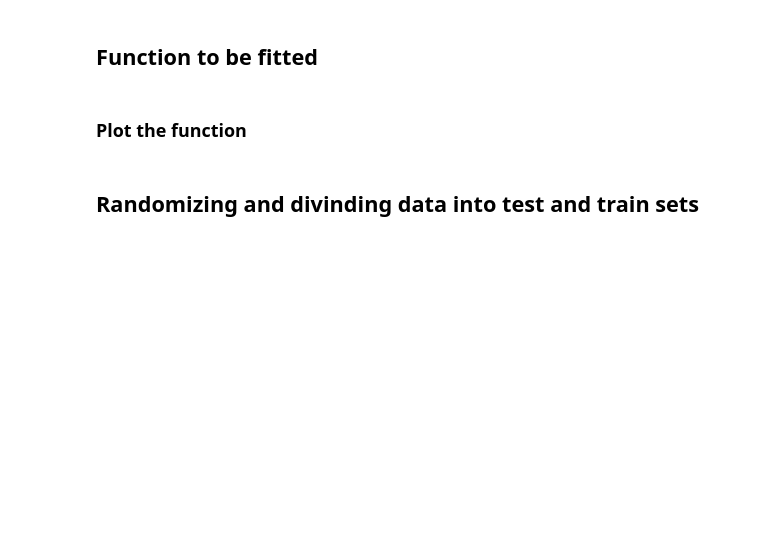
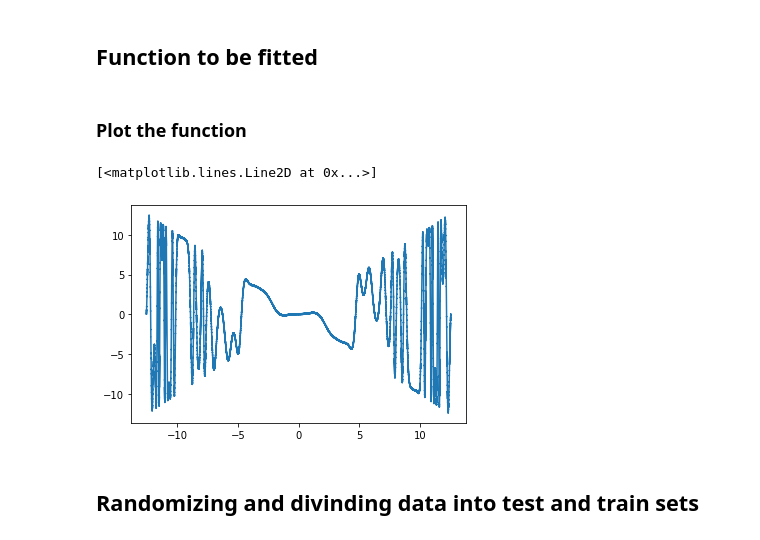
Before and after one commit to sehnemroger/DNN_reg, a Jupyter notebook: reg_jup.ipynb, the cells around one changed output. Drawn from its saved outputs; the diff is of its cells as text; code cells hidden in the pictures; blank space fills up the shorter version.

```diff
--- a/reg_jup.ipynb
+++ b/reg_jup.ipynb
@@ -17,12 +17,15 @@ vf = np.vectorize(function)
 # %% [markdown]
 ### Plot the function
 # %%
-init = -2*np.pi
-endval = 2*np.pi
+init = -4*np.pi
+endval = 4*np.pi
 step = .00005
 x = np.arange(init,endval+step,step)
 y = vf(x) + .1*np.random.rand(np.size(x))
-#plt.plot(x,y)
+plt.plot(x,y)
+# %% [output]
+[<matplotlib.lines.Line2D at 0x...>]
+[figure, added]
 # %% [markdown]
 ## Randomizing and divinding data into test and train sets
 # %%
```
Also changed, not shown: parts of 4 cells of this notebook.
